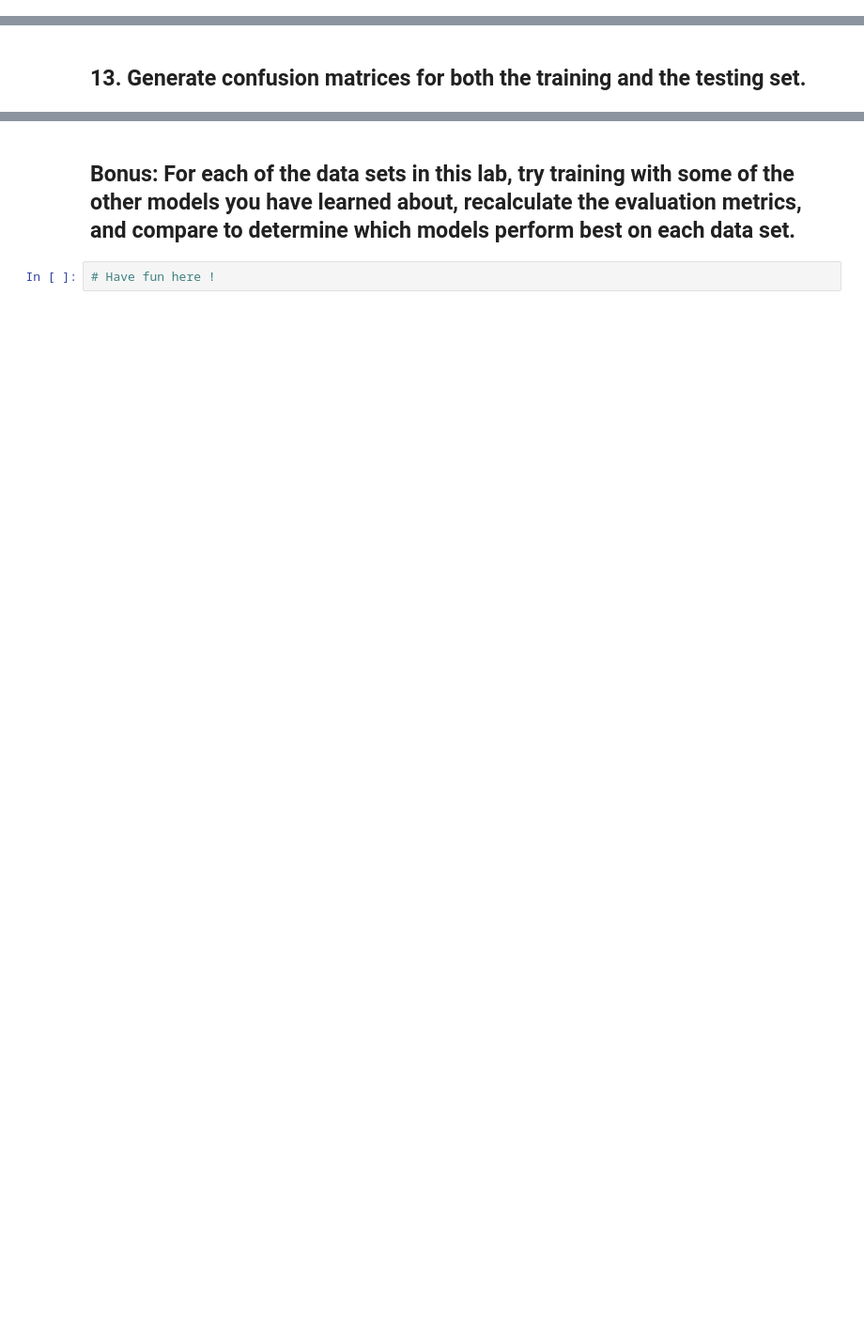
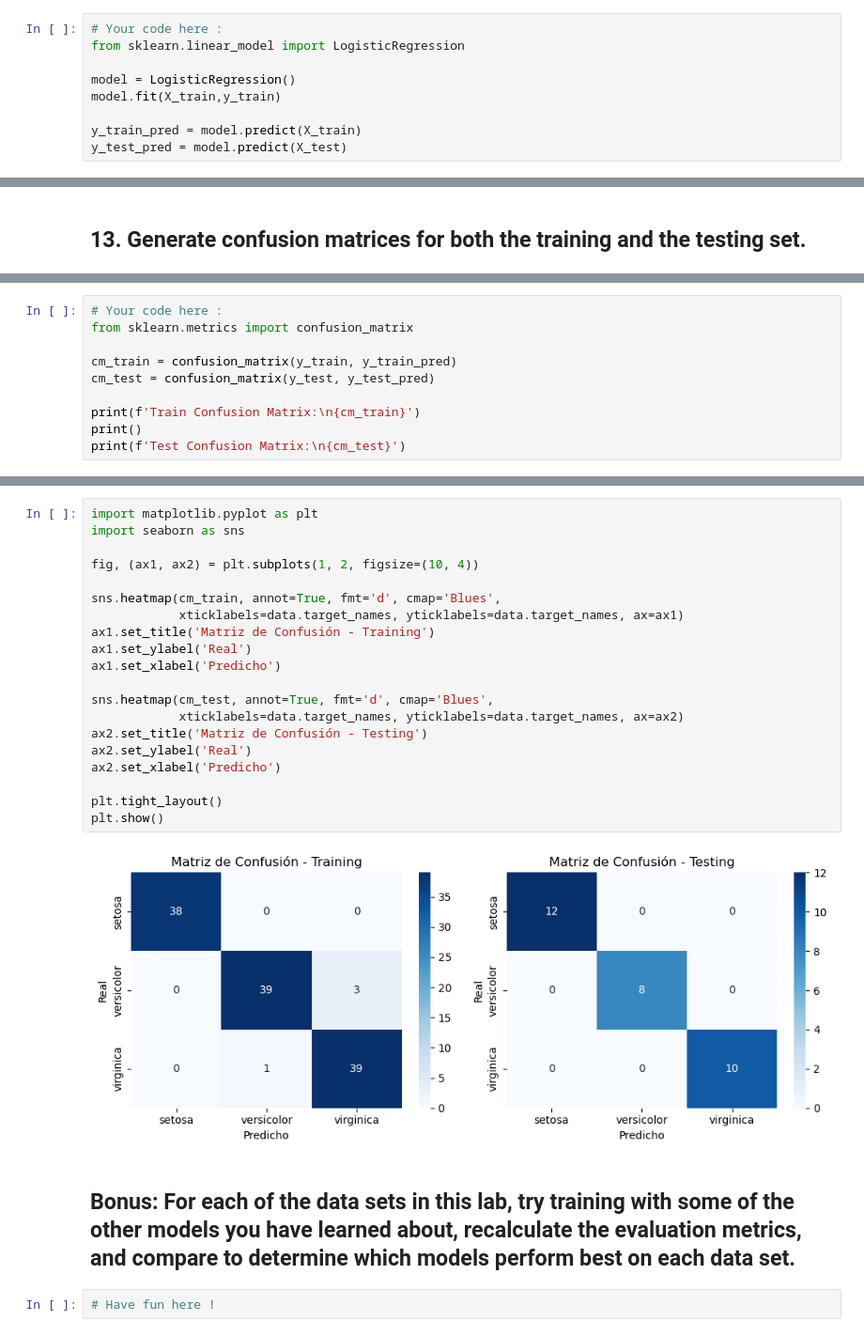
Before and after one commit to ironhack-labs/lab-supervised-learning-model-evaluation-en, a Jupyter notebook: your-code/main.ipynb, the cells around one changed output, grey strips where cells are left out. Shown at 94% size. Cells and saved outputs as stored; diff of their text form; blank space fills up the shorter version.

Commit message:
Second commit, Classification Model (logistic Regression)

```diff
--- a/your-code/main.ipynb
+++ b/your-code/main.ipynb
@@ -225,2 +238,11 @@ The `class` field represents the type of flower and is the target variable that
+# %%
+# Your code here :
+from sklearn.linear_model import LogisticRegression
+
+model = LogisticRegression()
+model.fit(X_train,y_train)
+
+y_train_pred = model.predict(X_train)
+y_test_pred = model.predict(X_test)
 # %% [markdown]
 ## 8. Calculate and print the accuracy score for both the training and the testing set.
@@ -248,0 +315,10 @@ The `class` field represents the type of flower and is the target variable that
+# %%
+# Your code here :
+from sklearn.metrics import confusion_matrix
+
+cm_train = confusion_matrix(y_train, y_train_pred)
+cm_test = confusion_matrix(y_test, y_test_pred)
+
+print(f'Train Confusion Matrix:\n{cm_train}')
+print()
+print(f'Test Confusion Matrix:\n{cm_test}')
@@ -249,3 +335,25 @@ The `class` field represents the type of flower and is the target variable that
+# %%
+import matplotlib.pyplot as plt
+import seaborn as sns
+
+fig, (ax1, ax2) = plt.subplots(1, 2, figsize=(10, 4))
+
+sns.heatmap(cm_train, annot=True, fmt='d', cmap='Blues',
+            xticklabels=data.target_names, yticklabels=data.target_names, ax=ax1)
+ax1.set_title('Matriz de Confusión - Training')
+ax1.set_ylabel('Real')
+ax1.set_xlabel('Predicho')
+
+sns.heatmap(cm_test, annot=True, fmt='d', cmap='Blues',
+            xticklabels=data.target_names, yticklabels=data.target_names, ax=ax2)
+ax2.set_title('Matriz de Confusión - Testing')
+ax2.set_ylabel('Real')
+ax2.set_xlabel('Predicho')
+
+plt.tight_layout()
+plt.show()
+# %% [output]
+[figure, added]
 # %% [markdown]
 ## Bonus: For each of the data sets in this lab, try training with some of the other models you have learned about, recalculate the evaluation metrics, and compare to determine which models perform best on each data set.
 # %%
```
Also changed, not shown: parts of 22 cells of this notebook.
